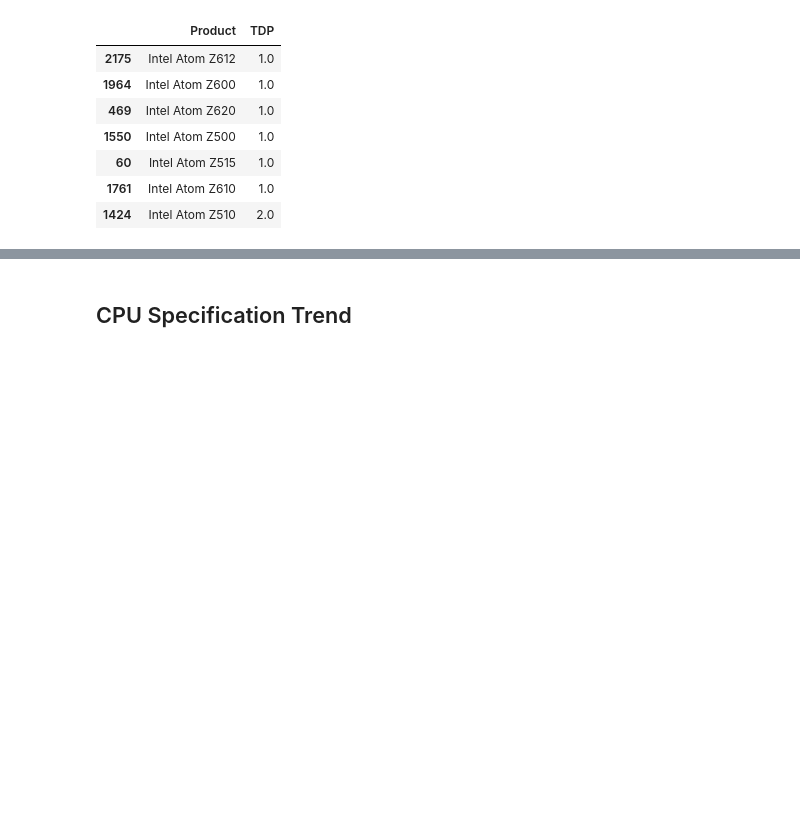
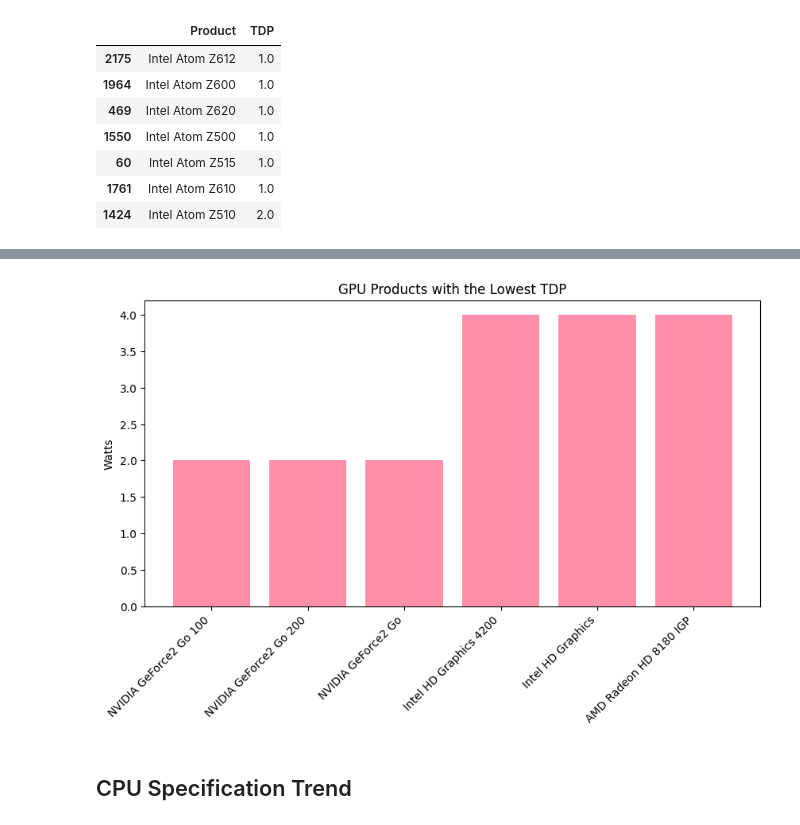
Before and after one commit to WendyInft/MATHEDA-INFANTE, a Jupyter notebook: WK8-Exploratory-Data-Analysis/Exercise/WK8-Exploratory-Data-Analysis.ipynb, the cells around one changed output, grey strips where cells are left out. Cells and saved outputs as stored; diff of their text form; code cells hidden in the pictures; blank space fills up the shorter version.

```diff
--- a/WK8-Exploratory-Data-Analysis/Exercise/WK8-Exploratory-Data-Analysis.ipynb
+++ b/WK8-Exploratory-Data-Analysis/Exercise/WK8-Exploratory-Data-Analysis.ipynb
@@ -208,3 +210,18 @@ plt.show()
+# %%
+df_gpu_tdp = df_w[df_w['Type'] == 'GPU'][['Product', 'TDP']]
+# %%
+df_gpu_tdp = df_gpu_tdp.sort_values(by='TDP')
+# %%
+df_gpu_tdp = df_gpu_tdp.head(7)
+# %%
+plt.figure(figsize=(10, 5))
+plt.bar(df_gpu_tdp['Product'], df_gpu_tdp['TDP'], color='#FF8FAB')
+plt.title('GPU Products with the Lowest TDP')
+plt.ylabel('Watts')
+plt.xticks(rotation=45, ha='right')
+plt.show()
+# %% [output]
+[figure, added]
 # %% [markdown]
 ## CPU Specification Trend
 # %% [markdown]
```
Also changed, not shown: parts of 3 cells of this notebook.
